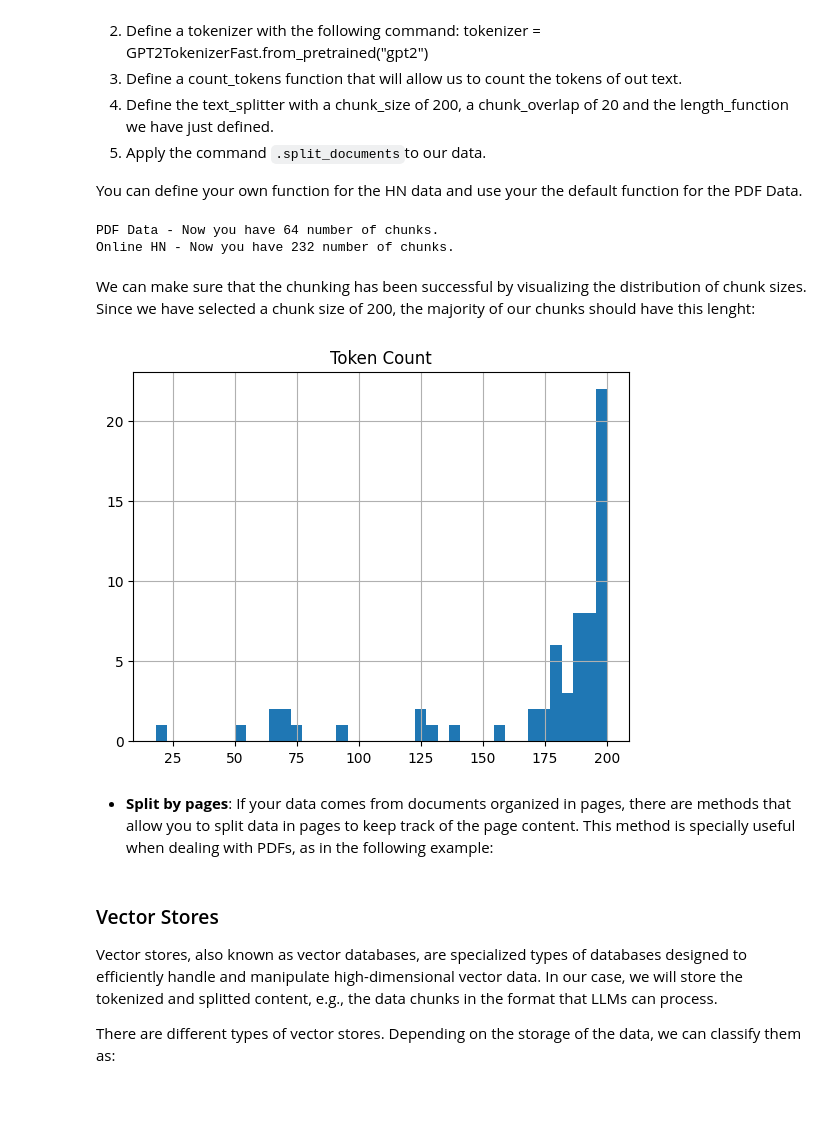
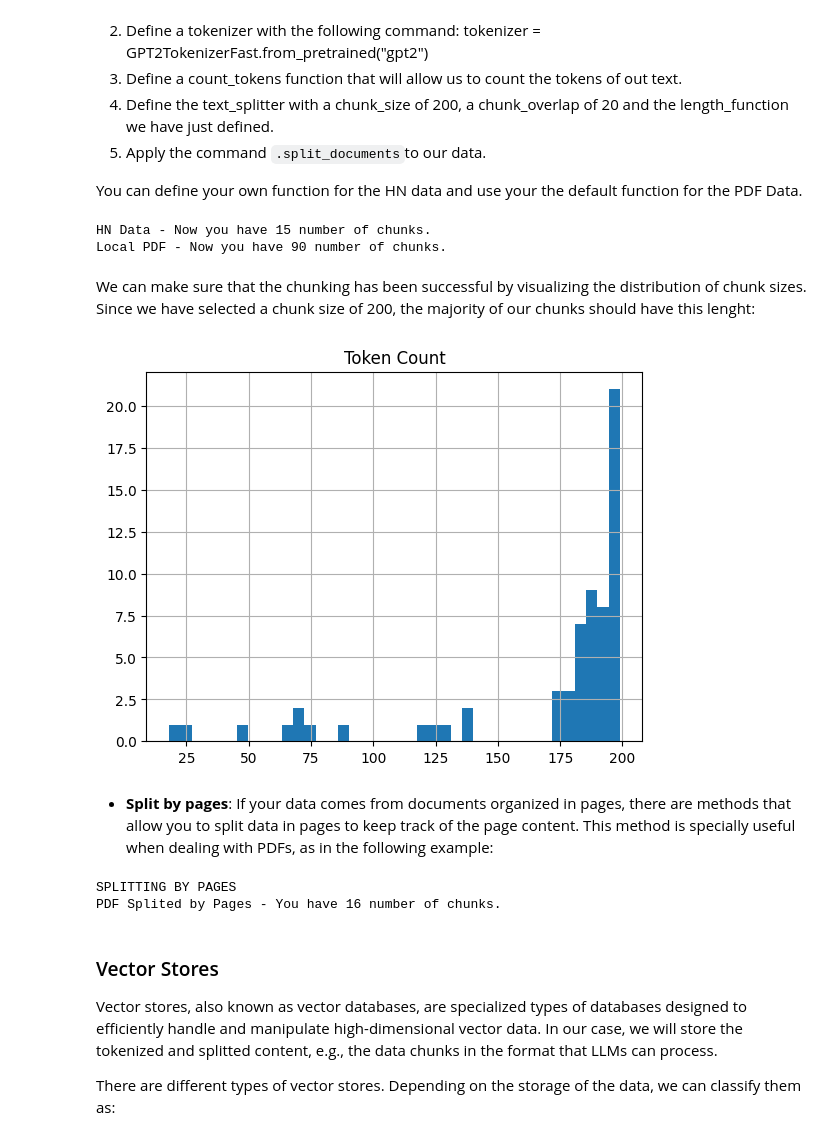
Before and after one commit to Domszy/Document-Interaction-with-GPT-and-Langchain, a Jupyter notebook: notebook.ipynb, the cells around one changed output. Saved outputs shown, nothing was run; the diff lists cells and outputs as text; code cells hidden in the pictures; blank space fills up the shorter version.

Commit message:
Generate chunks with RecursiveCharacterTextSplitter

```diff
--- a/notebook.ipynb
+++ b/notebook.ipynb
@@ -447,7 +447,7 @@ hn_data = loader.load()
 print(hn_data)
 
 # Load content from local PDFs
-loader = PyPDFLoader("./CS3243 [2120] - Lecture 01 - v2.pdf")
+loader = PyPDFLoader("Docs/attentions.pdf")
 pdf_data = loader.load()
 print(pdf_data)
 
@@ -483,3 +487,23 @@ So let's split the Wikipedia data we have just loaded:
 # %%
+from langchain_text_splitters import RecursiveCharacterTextSplitter
+from transformers import GPT2TokenizerFast
+
+# Advanced method - Split by chunks
+# Create function to count tokens
+tokenizer = GPT2TokenizerFast.from_pretrained("gpt2")
+
+def count_tokens(text: str) -> int:
+    return len(tokenizer.encode(text))
+
+text_splitter = RecursiveCharacterTextSplitter(
+    chunk_size=200,
+    chunk_overlap=20,
+    length_function=count_tokens  # It uses len() by default.
+)
+
+print("\nSPLITTING BY CHUNKS")
+wikipedia_chunks = text_splitter.split_documents(wikipedia_data)
+print(
+    "Wikipedia Data - Now you have {0} number of chunks.".format(len(wikipedia_chunks)))
 # %% [output]
 SPLITTING BY CHUNKS
@@ -496,17 +520,52 @@ Generate the chunks for both `HNLoader` and `PyPDFLoader`.
 
 You can define your own function for the HN data and use your the default function for the PDF Data.
 # %%
+from langchain_text_splitters import RecursiveCharacterTextSplitter
+from transformers import GPT2TokenizerFast
+
+# Apply the .split_document command for PDF data
+pdf_chunks = text_splitter.split_documents(pdf_data)
+print("HN Data - Now you have {0} number of chunks.".format(len(pdf_data)))
+
+# Apply the .split_document command for HN DATA
+hn_chunks = text_splitter.split_documents(hn_data)
+print("Local PDF - Now you have {0} number of chunks.".format(len(hn_chunks)))
 # %% [output]
-PDF Data - Now you have 64 number of chunks.
-Online HN - Now you have 232 number of chunks.
+HN Data - Now you have 15 number of chunks.
+Local PDF - Now you have 90 number of chunks.
 # %% [markdown]
 We can make sure that the chunking has been successful by visualizing the distribution of chunk sizes.
 Since we have selected a chunk size of 200, the majority of our chunks should have this lenght:
 # %%
+# Quick data visualization to ensure chunking was successful
+# Create a list of token counts
+token_counts = [count_tokens(chunk.page_content) for chunk in pdf_chunks]
+
+# Create a DataFrame from the token counts
+df = pd.DataFrame({'Token Count': token_counts})
+
+# Create a histogram of the token count distribution
+df.hist(bins=40, )
+
+# Show the plot
+plt.show()
 # %% [output]
-[figure, old version]
+[figure, new version]
 # %% [markdown]
 - **Split by pages**: If your data comes from documents organized in pages, there are methods that allow you to split data in pages to keep track of the page content. This method is specially useful when dealing with PDFs, as in the following example:
+# %%
+# Simple method - Split by pages    ________________________________________________________________________
+# You need a PDF file in your environement.
+loader = PyPDFLoader("Docs/attentions.pdf")
+pdf_pages_chunks = loader.load_and_split()
+pdf_pages_chunks
+
+print("\nSPLITTING BY PAGES")
+print(
+    "PDF Splited by Pages - You have {0} number of chunks.".format(len(pdf_pages_chunks)))
+# %% [output]
+SPLITTING BY PAGES
+PDF Splited by Pages - You have 16 number of chunks.
 # %% [markdown]
 ### Vector Stores
 
```
Also changed, not shown: parts of 3 cells of this notebook, 1 other file.
